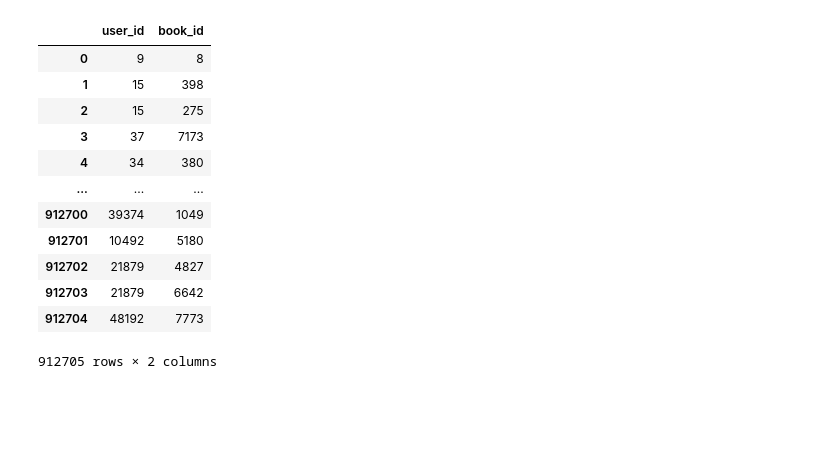
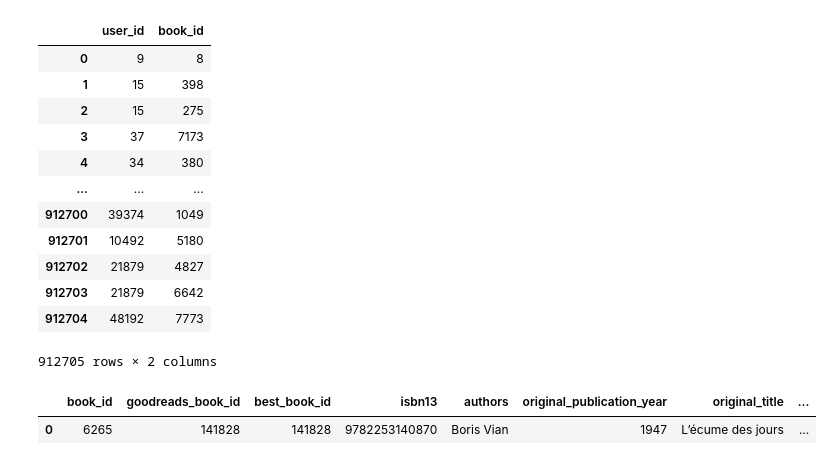
Before and after one commit to Recomandation-System-Simplon/Librairie_recommandation, a Jupyter notebook: DossierWorks/DataAnalyse.ipynb, the cells around one changed output. Drawn from its saved outputs; the diff is of its cells as text; code cells hidden in the pictures; blank space fills up the shorter version.

```diff
--- a/DossierWorks/DataAnalyse.ipynb
+++ b/DossierWorks/DataAnalyse.ipynb
@@ -187,3 +180,9 @@ to_read
 | 912703 | 21879 | 6642 |
 | 912704 | 48192 | 7773 |
 912705 rows × 2 columns
+# %%
+df = pd.merge(data_books,dataLibrairie,how="inner",on=["isbn13"])
+df
+# %% [output]
+|  | book_id | goodreads_book_id | best_book_id | isbn13 | authors | original_publication_year | original_title | ... |
+| 0 | 6265 | 141828 | 141828 | 9782253140870 | Boris Vian | 1947 | L’écume des jours | ... |
```
Also changed, not shown: parts of 5 cells of this notebook.
